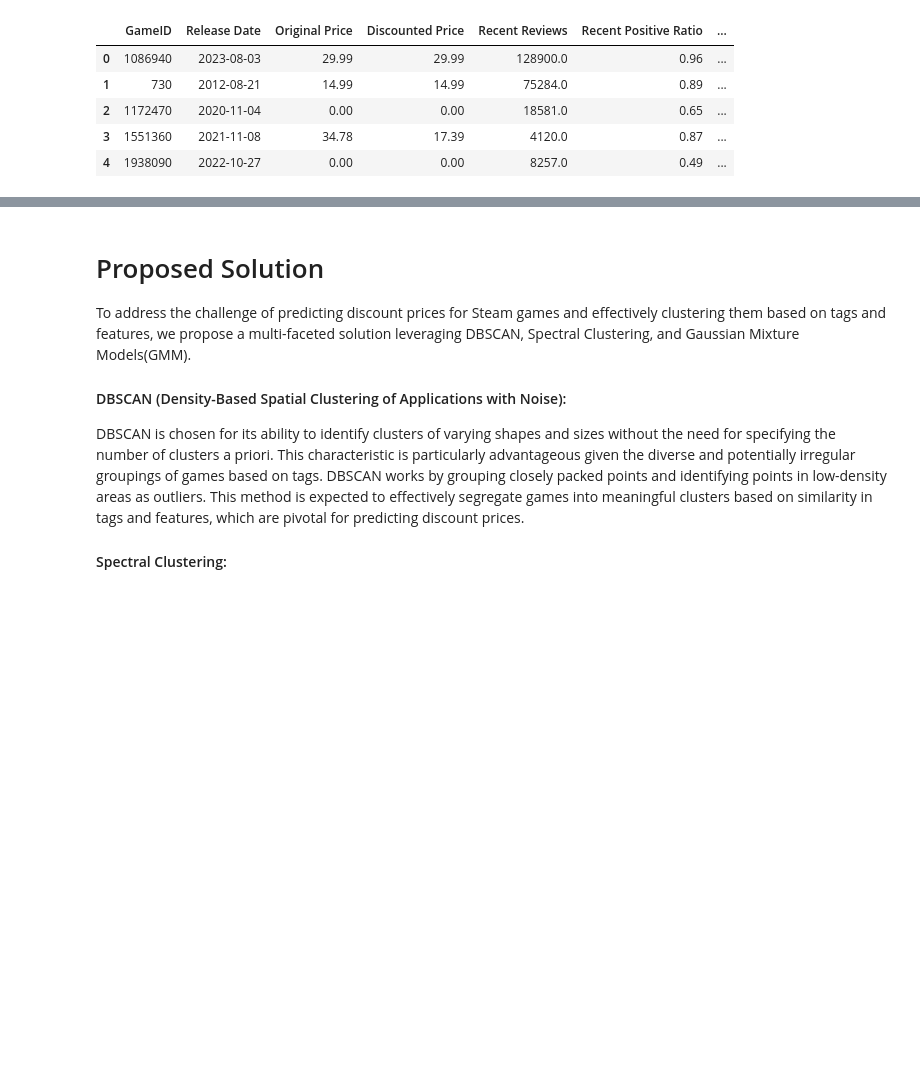
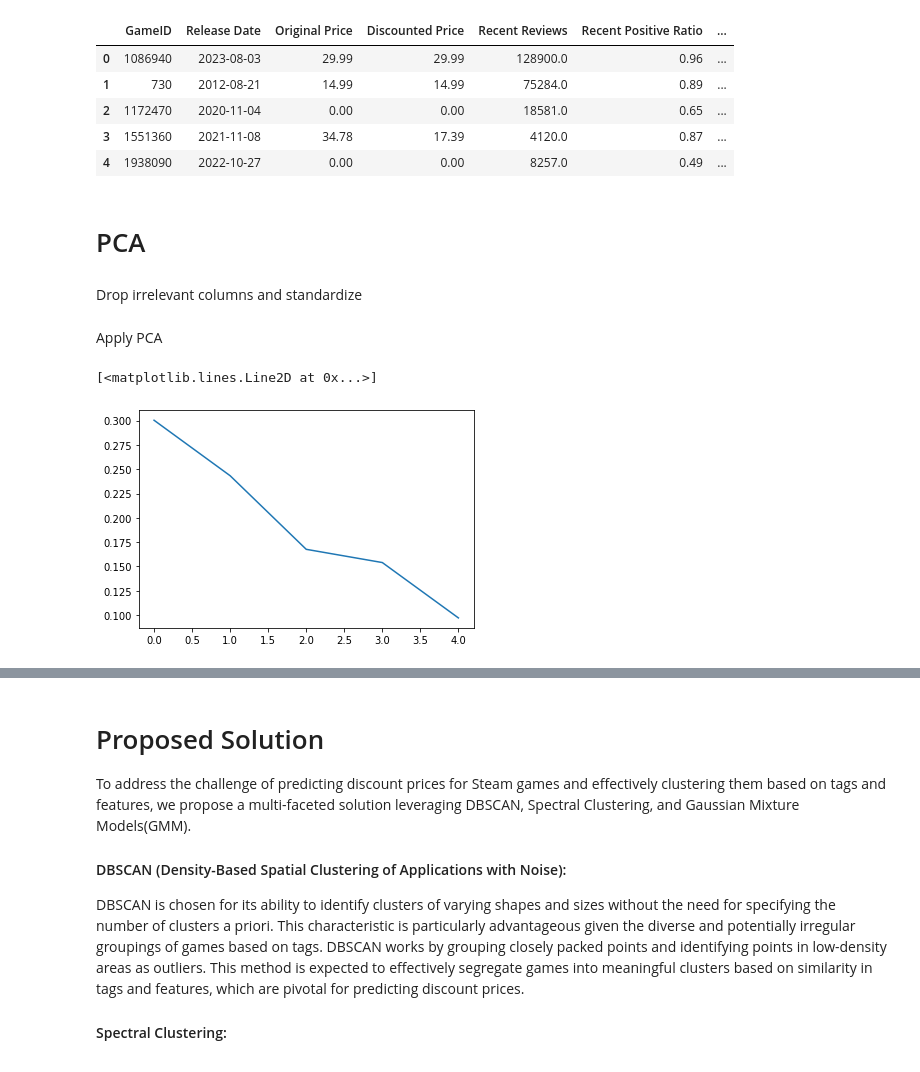
Before and after one commit to Aaron3963/COGS-118B-Project, a Jupyter notebook: FinalProject.ipynb, the cells around one changed output, grey strips where cells are left out. Saved outputs shown, nothing was run; the diff lists cells and outputs as text; code cells hidden in the pictures; blank space fills up the shorter version.

```diff
--- a/FinalProject.ipynb
+++ b/FinalProject.ipynb
@@ -248,3 +248,7 @@ df.head()
 | 2 | 1172470 | 2020-11-04 | 0.00 | 0.00 | 18581.0 | 0.65 | ... |
 | 3 | 1551360 | 2021-11-08 | 34.78 | 17.39 | 4120.0 | 0.87 | ... |
 | 4 | 1938090 | 2022-10-27 | 0.00 | 0.00 | 8257.0 | 0.49 | ... |
+# %% [markdown]
+# PCA
+# %% [markdown]
+Drop irrelevant columns and standardize
@@ -250,0 +264,14 @@ df.head()
+# %% [markdown]
+Apply PCA
+# %%
+from sklearn.decomposition import PCA
+import matplotlib.pyplot as plt
+import seaborn as sns
+import numpy as np
+
+# Try reduce to 2 dimensions
+pca = PCA(n_components=5)
+plt.plot(pca.explained_variance_ratio_)
+# %% [output]
+[<matplotlib.lines.Line2D at 0x...>]
+[figure, added]
```
Also changed, not shown: parts of 3 cells of this notebook.
